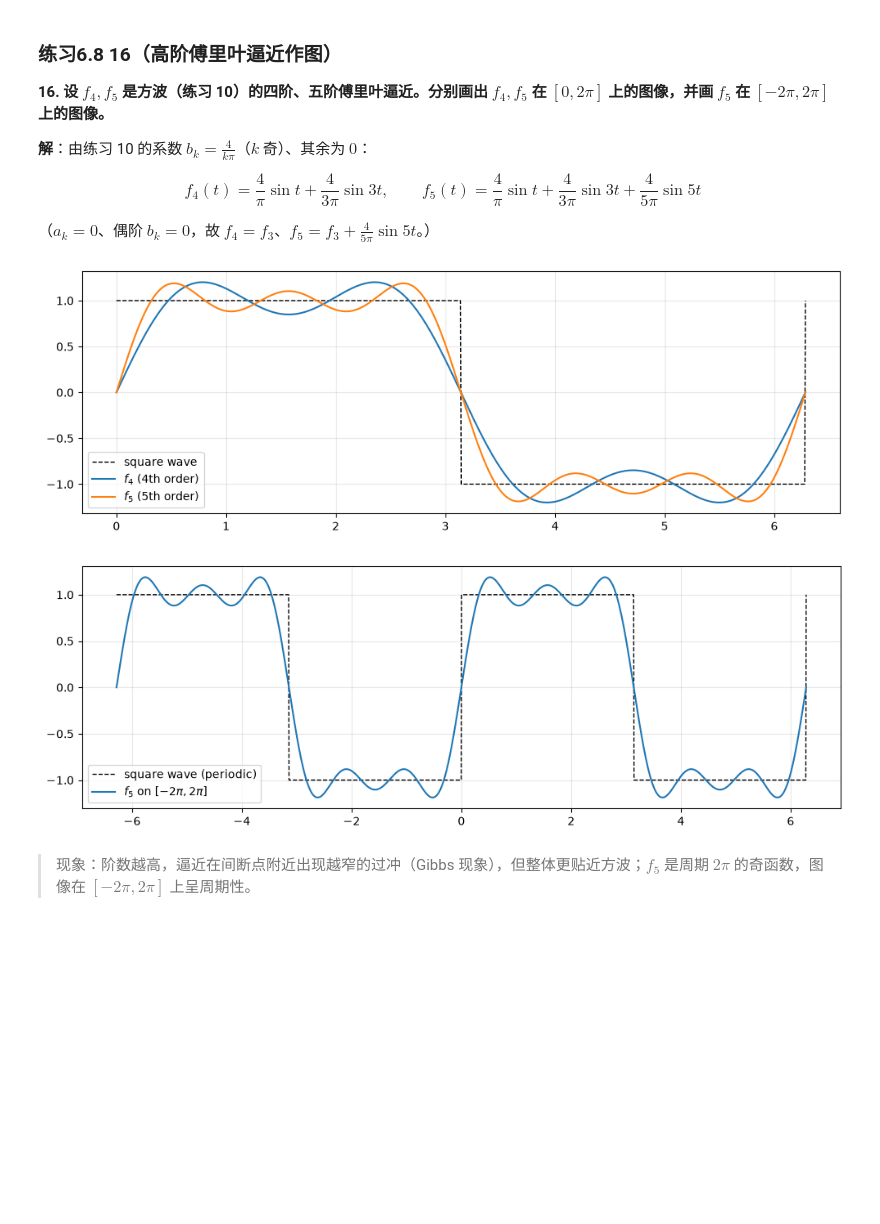
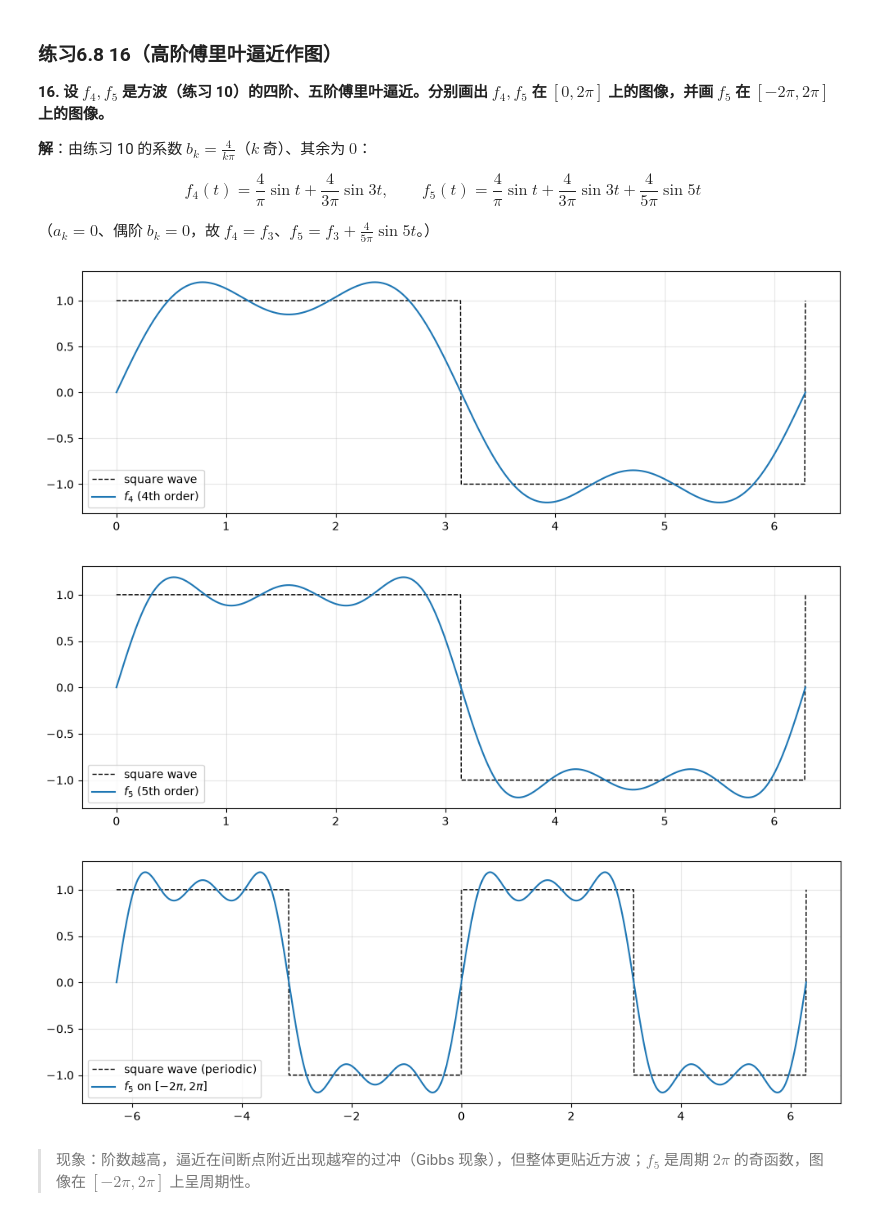
Before and after one commit to LUMax6/Linear-algebra, a Jupyter notebook: chapter6.ipynb, the cells around one changed output. Saved outputs shown, nothing was run; the diff lists cells and outputs as text; code cells hidden in the pictures; blank space fills up the shorter version.

```diff
--- a/chapter6.ipynb
+++ b/chapter6.ipynb
@@ -2688,32 +2809,37 @@ $$
 # %%
 
 
 import numpy as np
 import matplotlib.pyplot as plt
 
 def square(t):
     return np.where(np.mod(t, 2*np.pi) < np.pi, 1.0, -1.0)
 
 t = np.linspace(0, 2*np.pi, 1000)
 f3 = (4/np.pi)*np.sin(t) + (4/(3*np.pi))*np.sin(3*t)
 f4 = f3
 f5 = f3 + (4/(5*np.pi))*np.sin(5*t)
 
 plt.figure(figsize=(10, 3.5))
 plt.plot(t, square(t), 'k--', lw=1, label='square wave')
 plt.plot(t, f4, label='$f_4$ (4th order)')
+plt.legend(); plt.grid(alpha=.3); plt.tight_layout(); plt.show()
+
+plt.figure(figsize=(10, 3.5))
+plt.plot(t, square(t), 'k--', lw=1, label='square wave')
 plt.plot(t, f5, label='$f_5$ (5th order)')
 plt.legend(); plt.grid(alpha=.3); plt.tight_layout(); plt.show()
 
 t2 = np.linspace(-2*np.pi, 2*np.pi, 2000)
 f5_2 = (4/np.pi)*np.sin(t2) + (4/(3*np.pi))*np.sin(3*t2) + (4/(5*np.pi))*np.sin(5*t2)
 plt.figure(figsize=(10, 3.5))
 plt.plot(t2, square(t2), 'k--', lw=1, label='square wave (periodic)')
 plt.plot(t2, f5_2, label='$f_5$ on $[-2\\pi,2\\pi]$')
 plt.legend(); plt.grid(alpha=.3); plt.tight_layout(); plt.show()
 # %% [output]
-[figure, old version]
+[figure, new version]
-[figure, old version]
+[figure, new version]
+[figure, added]
 # %% [markdown]
 
 > 现象：阶数越高，逼近在间断点附近出现越窄的过冲（Gibbs 现象），但整体更贴近方波；$f_5$ 是周期 $2\pi$ 的奇函数，图像在 $[-2\pi,2\pi]$ 上呈周期性。
```
Also changed, not shown: parts of 30 cells of this notebook, 1 other file.
